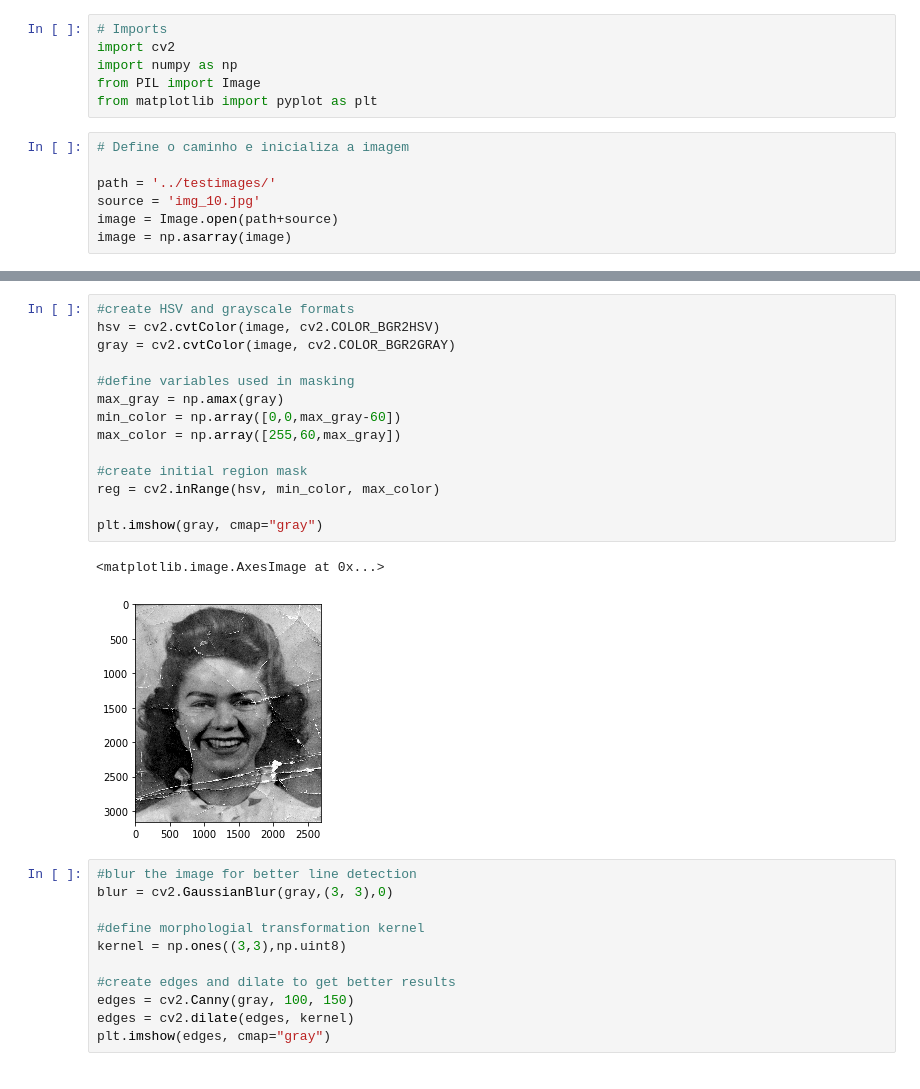
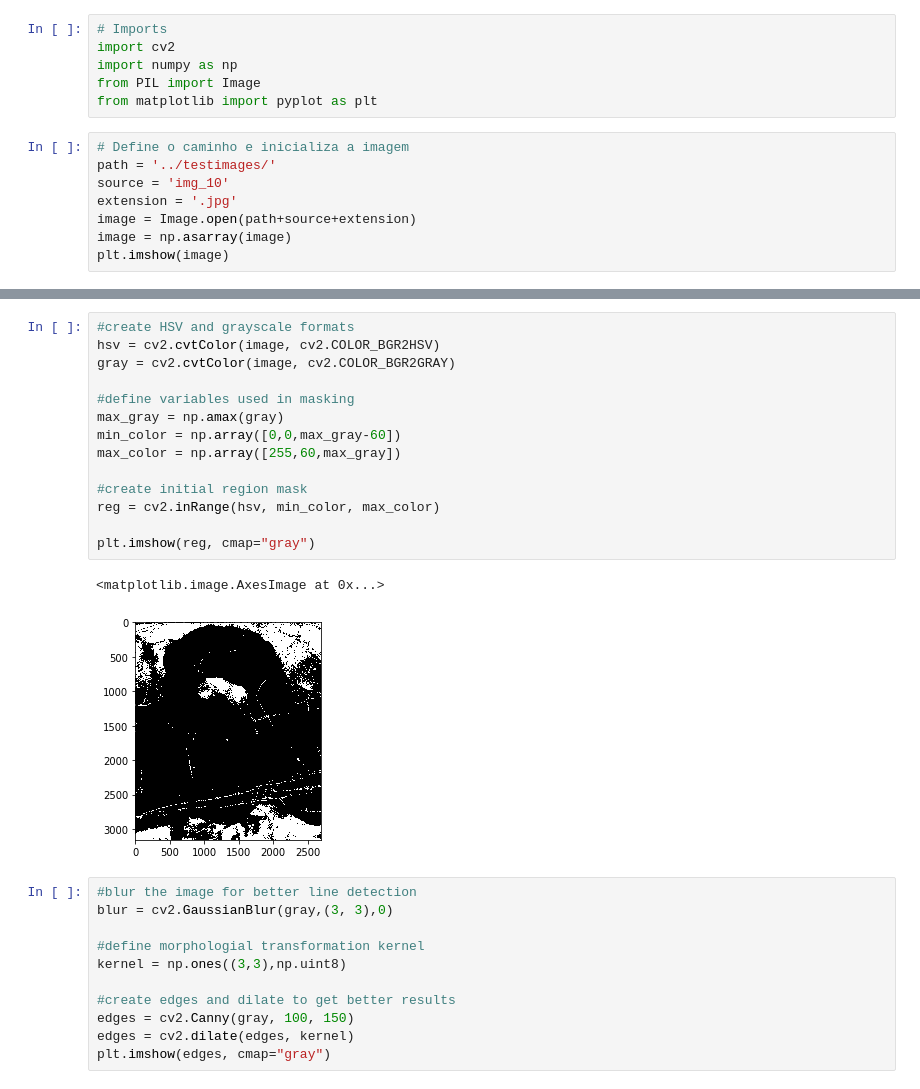
Before and after one commit to LucasKendi/Mascara, a Jupyter notebook: src/mask2.ipynb, the cells around one changed output, grey strips where cells are left out. Saved outputs shown, nothing was run; the diff lists cells and outputs as text.

```diff
--- a/src/mask2.ipynb
+++ b/src/mask2.ipynb
@@ -6,8 +6,9 @@ from PIL import Image
 from matplotlib import pyplot as plt
 # %%
 # Define o caminho e inicializa a imagem
-
 path = '../testimages/'
-source = 'img_10.jpg'
-image = Image.open(path+source)
+source = 'img_10'
+extension = '.jpg'
+image = Image.open(path+source+extension)
 image = np.asarray(image)
+plt.imshow(image)
@@ -19,20 +18,20 @@ plt.imshow(image)
 # %%
 #create HSV and grayscale formats
 hsv = cv2.cvtColor(image, cv2.COLOR_BGR2HSV)
 gray = cv2.cvtColor(image, cv2.COLOR_BGR2GRAY)
 
 #define variables used in masking
 max_gray = np.amax(gray)
 min_color = np.array([0,0,max_gray-60])
 max_color = np.array([255,60,max_gray])
 
 #create initial region mask
 reg = cv2.inRange(hsv, min_color, max_color)
 
-plt.imshow(gray, cmap="gray")
+plt.imshow(reg, cmap="gray")
 # %% [output]
 <matplotlib.image.AxesImage at 0x...>
-[figure, old version]
+[figure, new version]
 # %%
 #blur the image for better line detection
 blur = cv2.GaussianBlur(gray,(3, 3),0)
```
Also changed, not shown: parts of 4 cells of this notebook, 4 other files.
